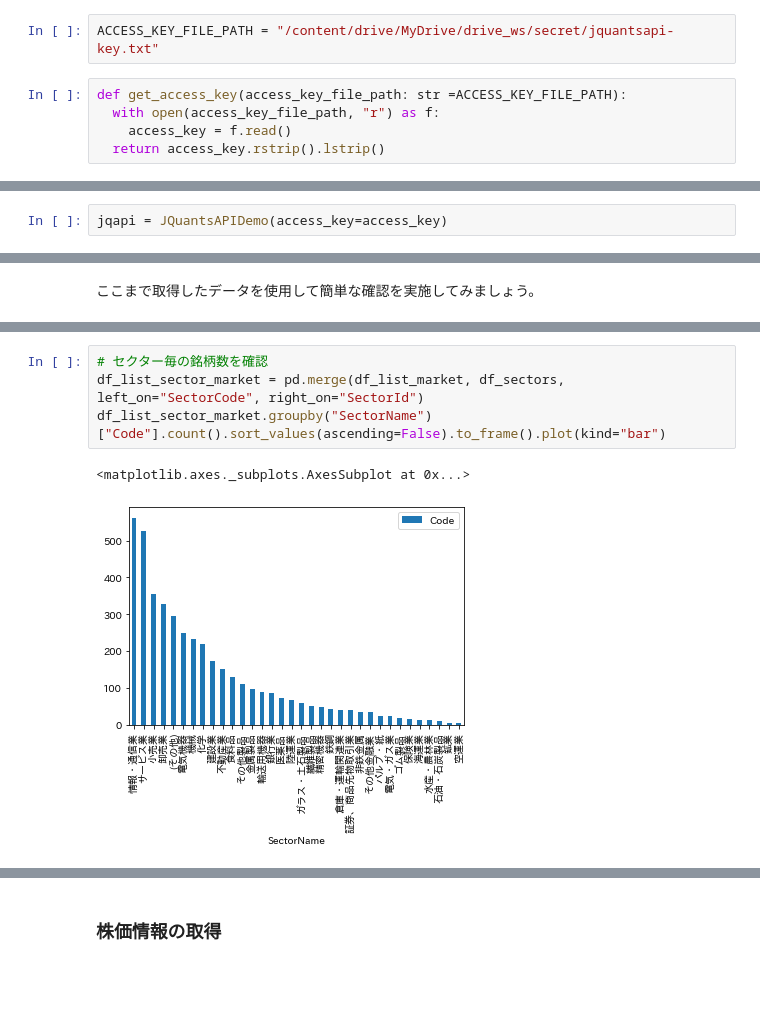
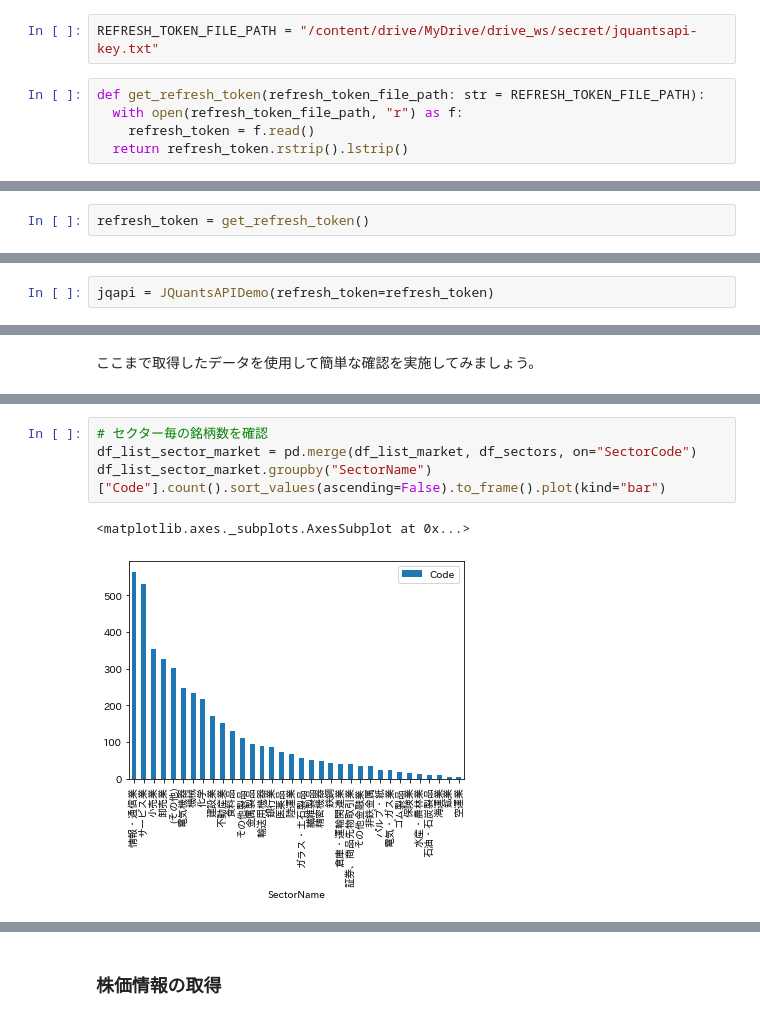
Before and after one commit to AlpacaDB/jquants-api-sample, a Jupyter notebook: jquants_api_sample.ipynb, the cells around one changed output, grey strips where cells are left out. Drawn from its saved outputs; the diff is of its cells as text; blank space fills up the shorter version.

```diff
--- a/jquants_api_sample.ipynb
+++ b/jquants_api_sample.ipynb
@@ -105,7 +107,7 @@ J-Quants APIにアクセスするためには J-Quants API の Web サイトか
 # %%
-ACCESS_KEY_FILE_PATH = "/content/drive/MyDrive/drive_ws/secret/jquantsapi-key.txt"
+REFRESH_TOKEN_FILE_PATH = "/content/drive/MyDrive/drive_ws/secret/jquantsapi-key.txt"
 # %%
-def get_access_key(access_key_file_path: str =ACCESS_KEY_FILE_PATH):
-  with open(access_key_file_path, "r") as f:
-    access_key = f.read()
-  return access_key.rstrip().lstrip()
+def get_refresh_token(refresh_token_file_path: str = REFRESH_TOKEN_FILE_PATH):
+  with open(refresh_token_file_path, "r") as f:
+    refresh_token = f.read()
+  return refresh_token.rstrip().lstrip()
@@ -114,3 +114,5 @@ access_key = get_access_key()
+# %%
+refresh_token = get_refresh_token()
 # %% [markdown]
 ## J-Quants API アクセスクライアント作成
 # %% [markdown]
@@ -504,5 +565,5 @@ class JQuantsAPIDemo:
 # %%
-jqapi = JQuantsAPIDemo(access_key=access_key)
+jqapi = JQuantsAPIDemo(refresh_token=refresh_token)
 # %% [markdown]
 ## J-Quants APIから取得できるデータの確認
 # %% [markdown]
@@ -561,10 +622,10 @@ df_list_market.groupby("Market")["Code"].count().sort_values(ascending=False).to
 # %%
 # セクター毎の銘柄数を確認
-df_list_sector_market = pd.merge(df_list_market, df_sectors, left_on="SectorCode", right_on="SectorId")
+df_list_sector_market = pd.merge(df_list_market, df_sectors, on="SectorCode")
 df_list_sector_market.groupby("SectorName")["Code"].count().sort_values(ascending=False).to_frame().plot(kind="bar")
 # %% [output]
 <matplotlib.axes._subplots.AxesSubplot at 0x...>
-[figure, old version]
+[figure, new version]
 # %%
 # セクターおよび市場区分ごとの銘柄数確認
 # ヒートマップで確認するためにデータを整形します。
```
Also changed, not shown: parts of 31 cells of this notebook.
